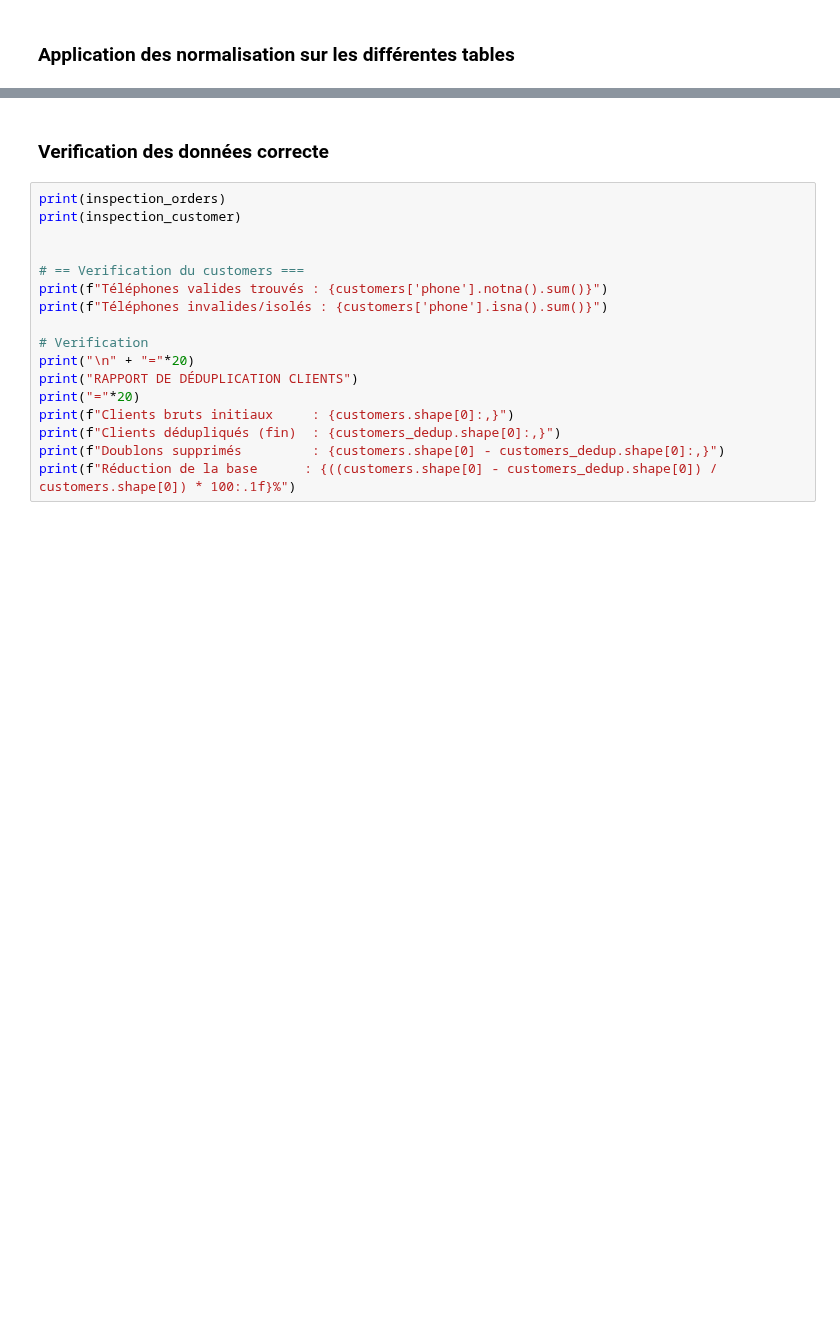
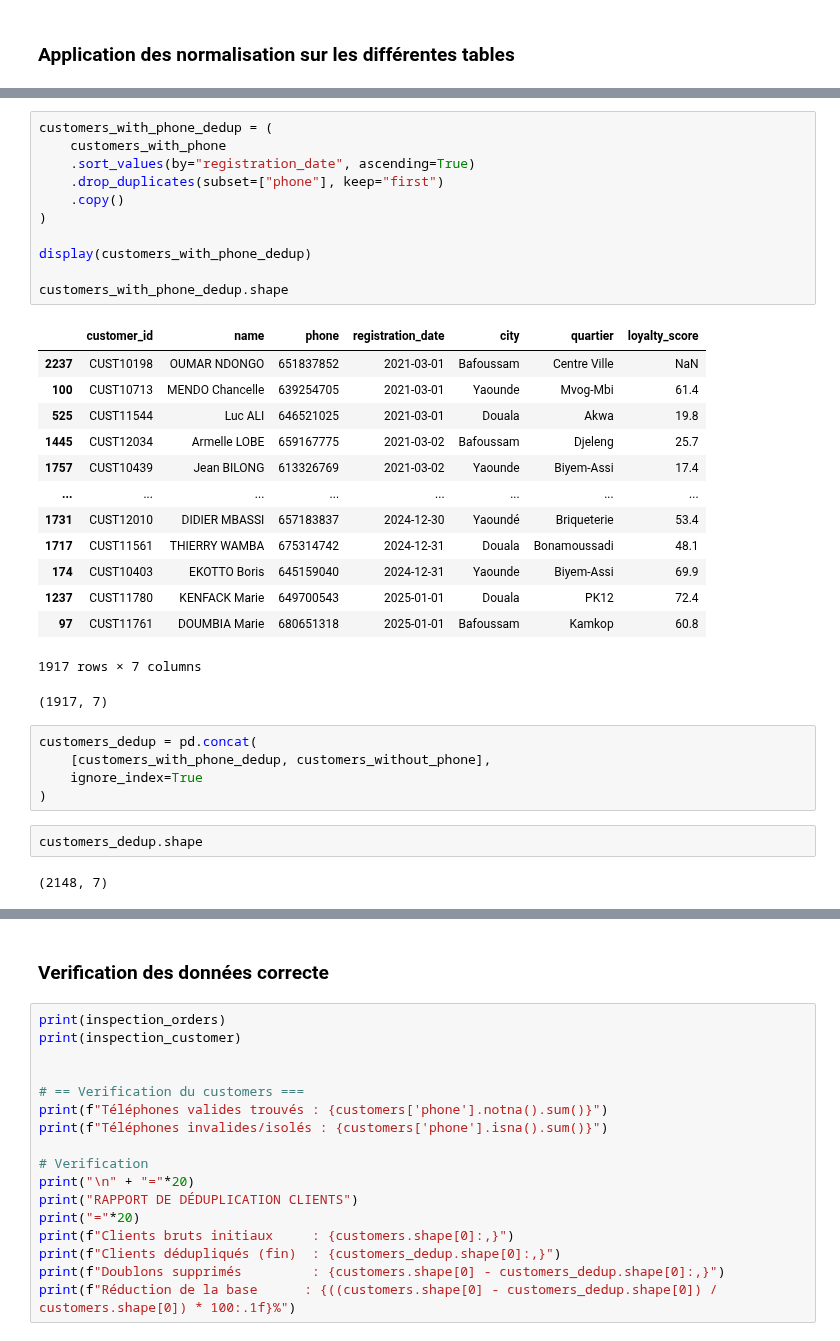
Before and after one commit to Codeur63/Projet_1-Data_IA_enginner, a Jupyter notebook: notebooks/EDA_rapport_final.ipynb, the cells around one changed output, grey strips where cells are left out. Cells and saved outputs as stored; diff of their text form; blank space fills up the shorter version.

```diff
--- a/notebooks/EDA_rapport_final.ipynb
+++ b/notebooks/EDA_rapport_final.ipynb
@@ -369,0 +391,35 @@ Téléphones invalides/isolés : 0
+# %%
+customers_with_phone_dedup = (
+    customers_with_phone
+    .sort_values(by="registration_date", ascending=True)
+    .drop_duplicates(subset=["phone"], keep="first")
+    .copy()
+)
+
+display(customers_with_phone_dedup)
+
+customers_with_phone_dedup.shape
+# %% [output]
+|  | customer_id | name | phone | registration_date | city | quartier | loyalty_score |
+| 2237 | CUST10198 | OUMAR NDONGO | 651837852 | 2021-03-01 | Bafoussam | Centre Ville | NaN |
+| 100 | CUST10713 | MENDO Chancelle | 639254705 | 2021-03-01 | Yaounde | Mvog-Mbi | 61.4 |
+| 525 | CUST11544 | Luc ALI | 646521025 | 2021-03-01 | Douala | Akwa | 19.8 |
+| 1445 | CUST12034 | Armelle LOBE | 659167775 | 2021-03-02 | Bafoussam | Djeleng | 25.7 |
+| 1757 | CUST10439 | Jean BILONG | 613326769 | 2021-03-02 | Yaounde | Biyem-Assi | 17.4 |
+| ... | ... | ... | ... | ... | ... | ... | ... |
+| 1731 | CUST12010 | DIDIER MBASSI | 657183837 | 2024-12-30 | Yaoundé | Briqueterie | 53.4 |
+| 1717 | CUST11561 | THIERRY WAMBA | 675314742 | 2024-12-31 | Douala | Bonamoussadi | 48.1 |
+| 174 | CUST10403 | EKOTTO Boris | 645159040 | 2024-12-31 | Yaounde | Biyem-Assi | 69.9 |
+| 1237 | CUST11780 | KENFACK Marie | 649700543 | 2025-01-01 | Douala | PK12 | 72.4 |
+| 97 | CUST11761 | DOUMBIA Marie | 680651318 | 2025-01-01 | Bafoussam | Kamkop | 60.8 |
+1917 rows × 7 columns
+(1917, 7)
+# %%
+customers_dedup = pd.concat(
+    [customers_with_phone_dedup, customers_without_phone],
+    ignore_index=True
+)
+# %%
+customers_dedup.shape
+# %% [output]
+(2148, 7)
```
Also changed, not shown: parts of 11 cells of this notebook, 1 other file.
